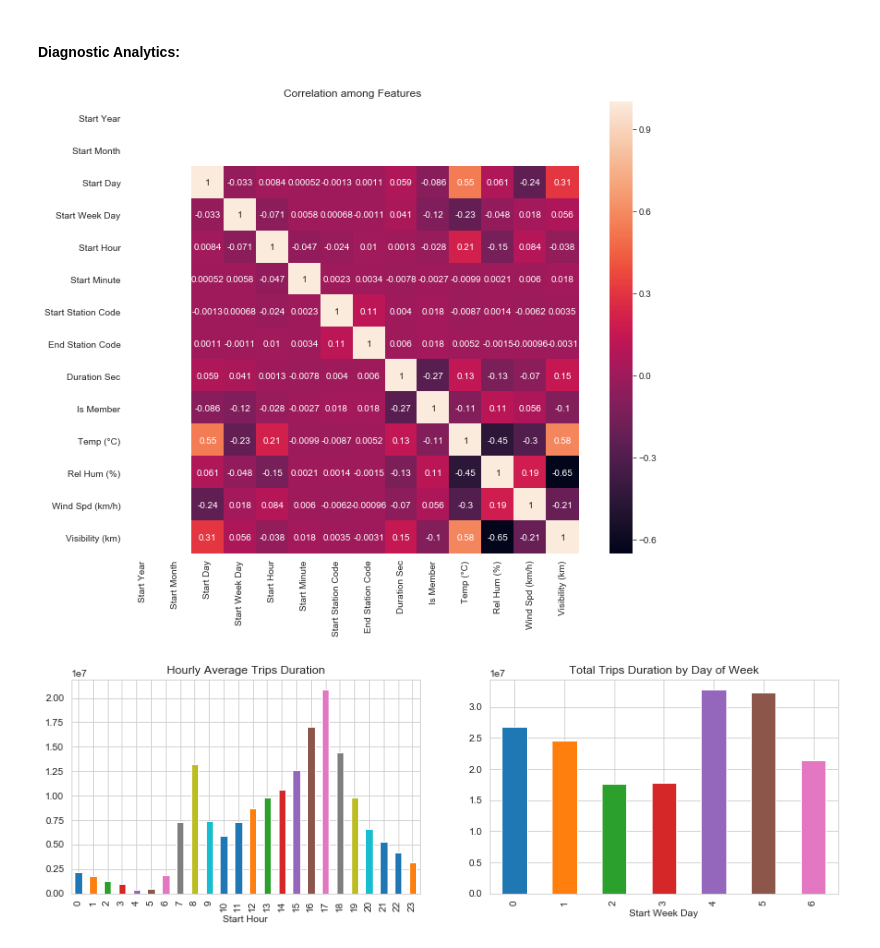
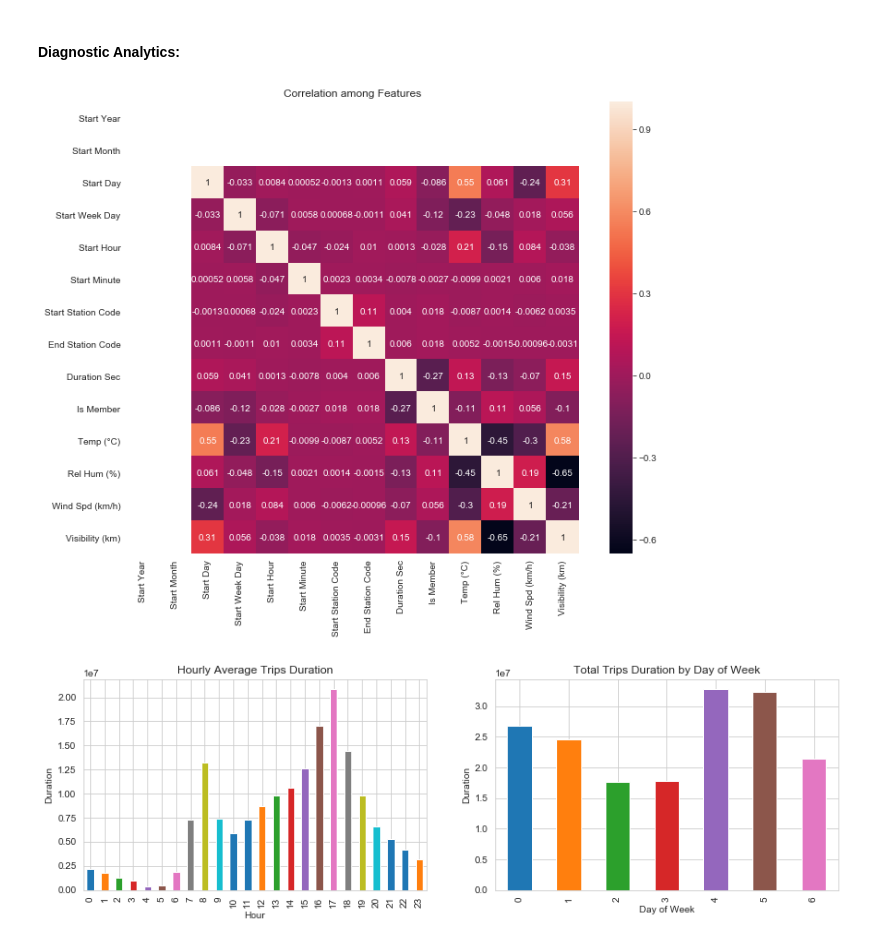
Before and after one commit to bmshahrier/bixi-monteal, a Jupyter notebook: bixi-montreal-eda.ipynb, the cells around one changed output. Cells and saved outputs as stored; diff of their text form; code cells hidden in the pictures.

```diff
--- a/bixi-montreal-eda.ipynb
+++ b/bixi-montreal-eda.ipynb
@@ -259,29 +266,33 @@ plt.show()
 # %%
 #What are the ride factors?
 
 # heatmap
 corrmat = df_trip_weather.corr()
 f, ax = plt.subplots(figsize=(12, 9))
 sns.heatmap(corrmat, annot=True, square=True)
 plt.title('Correlation among Features')
 plt.show()
 
 # Define the figure size
 plt.figure(figsize=(14, 4))
 
 # Bar Chart (1)
 plt.subplot(121) # (row, column, position)
 df_trip_weather.groupby(by = 'Start Hour')['Duration Sec'].sum().plot(kind='bar')
 plt.title('Hourly Average Trips Duration')
+plt.xlabel('Hour')
+plt.ylabel('Duration')
 
 #Bar Chart (2)
 plt.subplot(122) # (row, column, position)
 df_trip_weather.groupby(by = 'Start Week Day')['Duration Sec'].sum().plot(kind='bar')
 plt.title('Total Trips Duration by Day of Week')
+plt.xlabel('Day of Week')
+plt.ylabel('Duration')
 plt.show()
 # %% [output]
 [figure]
-[figure, old version]
+[figure, new version]
 # %%
 # Comments: From Heatmap we see that there is no strong correlation with Duration and other features.
 # From 1st Bar Chart we see that there is high demand in specific hours; 8 AM, 4 PM to 6 PM.
```
Also changed, not shown: parts of 2 cells of this notebook.
